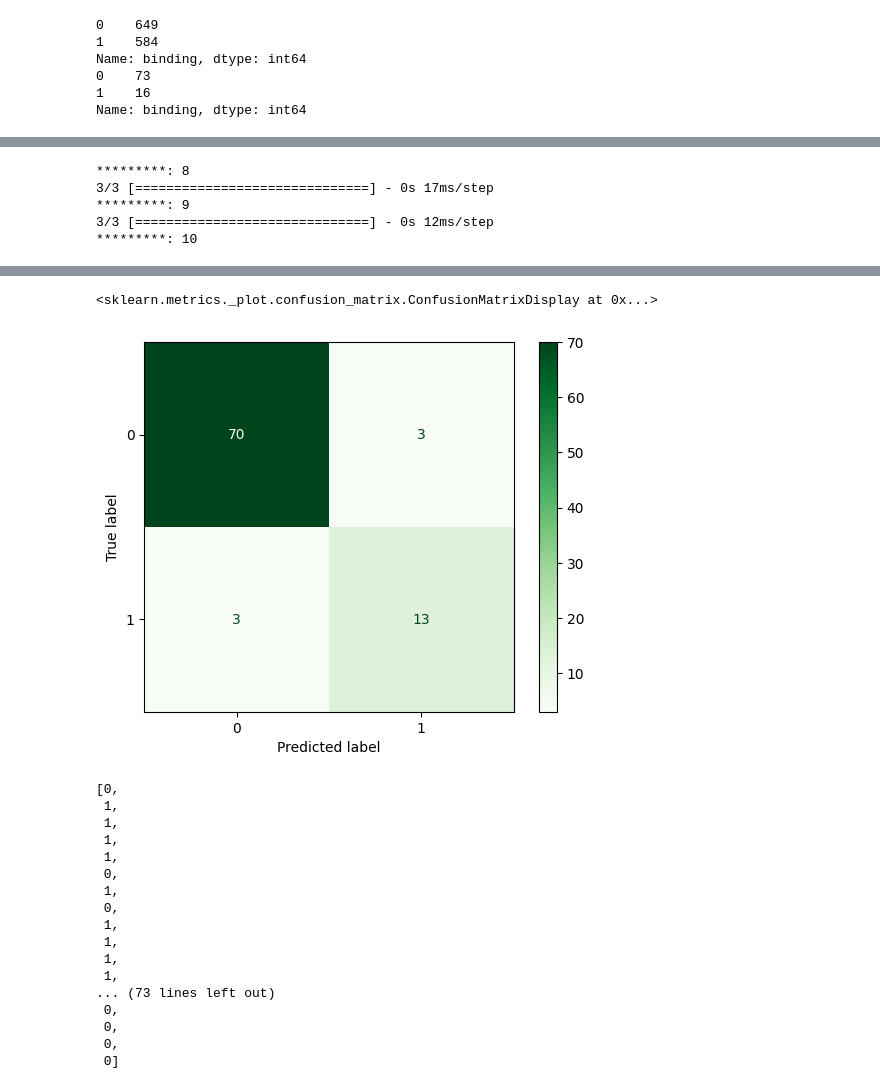
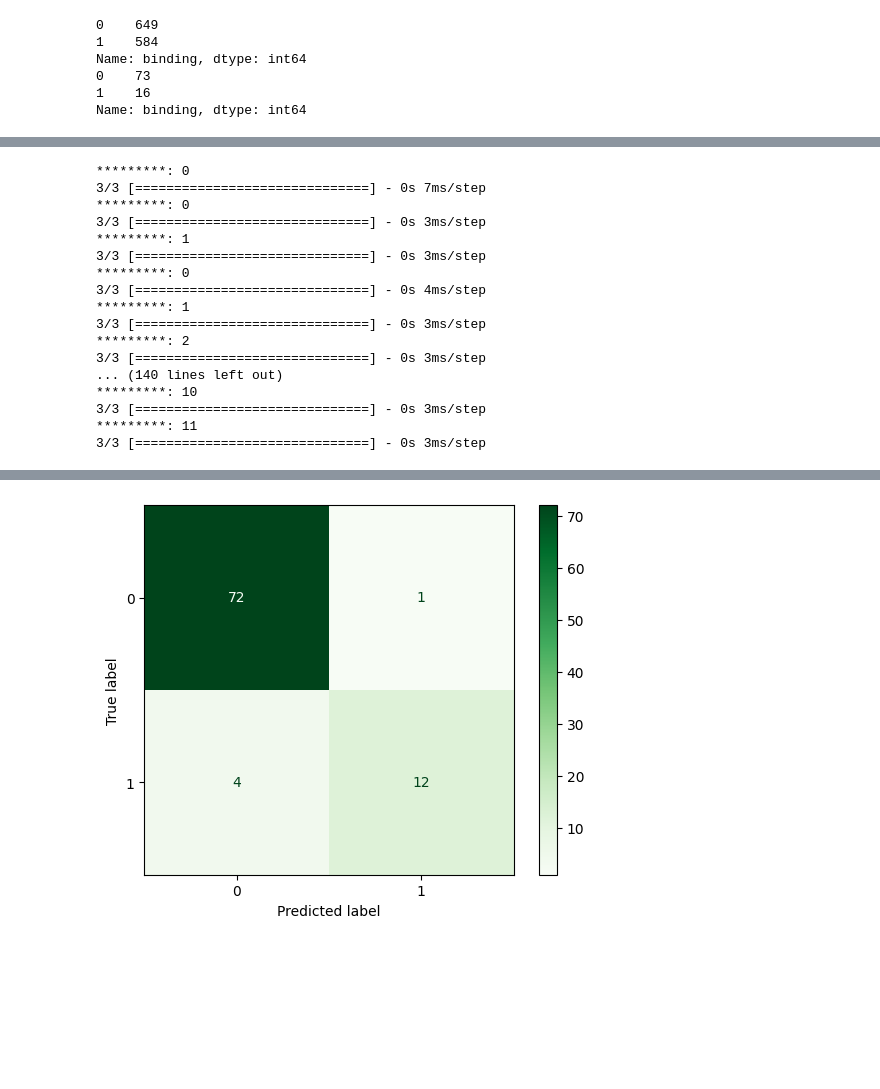
Before and after one commit to bhaba-ranjan/ada-boosting, a Jupyter notebook: boosting-ann.ipynb, the cells around one changed output, grey strips where cells are left out. Drawn from its saved outputs; the diff is of its cells as text; code cells hidden in the pictures; blank space fills up the shorter version.

```diff
--- a/boosting-ann.ipynb
+++ b/boosting-ann.ipynb
@@ -102,0 +103,3 @@ print(test_split.shape)
+# %%
+features = select_k_best_features(training_split,train_result,.30,vectorizer_best.get_feature_names_out())
+features
@@ -103,3 +109,6 @@ print(test_split.shape)
+# %%
+vectorizer_best, training_split = return_binary_vectorized_form(final_train_set.sequence,features)
+test_split = vectorizer_best.transform(final_test_set.sequence).toarray()
 # %%
 initial_weight = np.ones(training_split.shape[0])*(1/training_split.shape[0])
 # %%
@@ -405,6 +422,32 @@ def majority(data):
+# %%
+f1_test = []
+for i in range(1,13):
+    data = some_pred(test_split, i)
+    ans = majority(data)
+    f1_test.append(getf1(test_result, ans))
+    # ConfusionMatrixDisplay.from_predictions(test_result,ans,cmap='Greens')
+# %% [output]
+*********: 0
+3/3 [==============================] - 0s 7ms/step
+*********: 0
+3/3 [==============================] - 0s 3ms/step
+*********: 1
+3/3 [==============================] - 0s 3ms/step
+*********: 0
+3/3 [==============================] - 0s 4ms/step
+*********: 1
+3/3 [==============================] - 0s 3ms/step
+*********: 2
+3/3 [==============================] - 0s 3ms/step
+... (140 lines left out)
+*********: 10
+3/3 [==============================] - 0s 3ms/step
+*********: 11
+3/3 [==============================] - 0s 3ms/step
 # %%
-data = some_pred(test_split, 12)
+data = some_pred(test_split, 2)
 ans = majority(data)
 ConfusionMatrixDisplay.from_predictions(test_result,ans,cmap='Greens')
+# plt.plot(f1_test)
 # %% [output]
 *********: 0
@@ -428,5 +457,0 @@ ConfusionMatrixDisplay.from_predictions(test_result,ans,cmap='Greens')
-*********: 8
-3/3 [==============================] - 0s 17ms/step
-*********: 9
-3/3 [==============================] - 0s 12ms/step
-*********: 10
@@ -440,22 +458 @@ ConfusionMatrixDisplay.from_predictions(test_result,ans,cmap='Greens')
-<sklearn.metrics._plot.confusion_matrix.ConfusionMatrixDisplay at 0x...>
-[figure, old version]
+[figure, new version]
-# %%
-ans
-# %% [output]
-[0,
- 1,
- 1,
- 1,
- 1,
- 0,
- 1,
- 0,
- 1,
- 1,
- 1,
- 1,
-... (73 lines left out)
- 0,
- 0,
- 0,
- 0]
```
Also changed, not shown: parts of 14 cells of this notebook.
